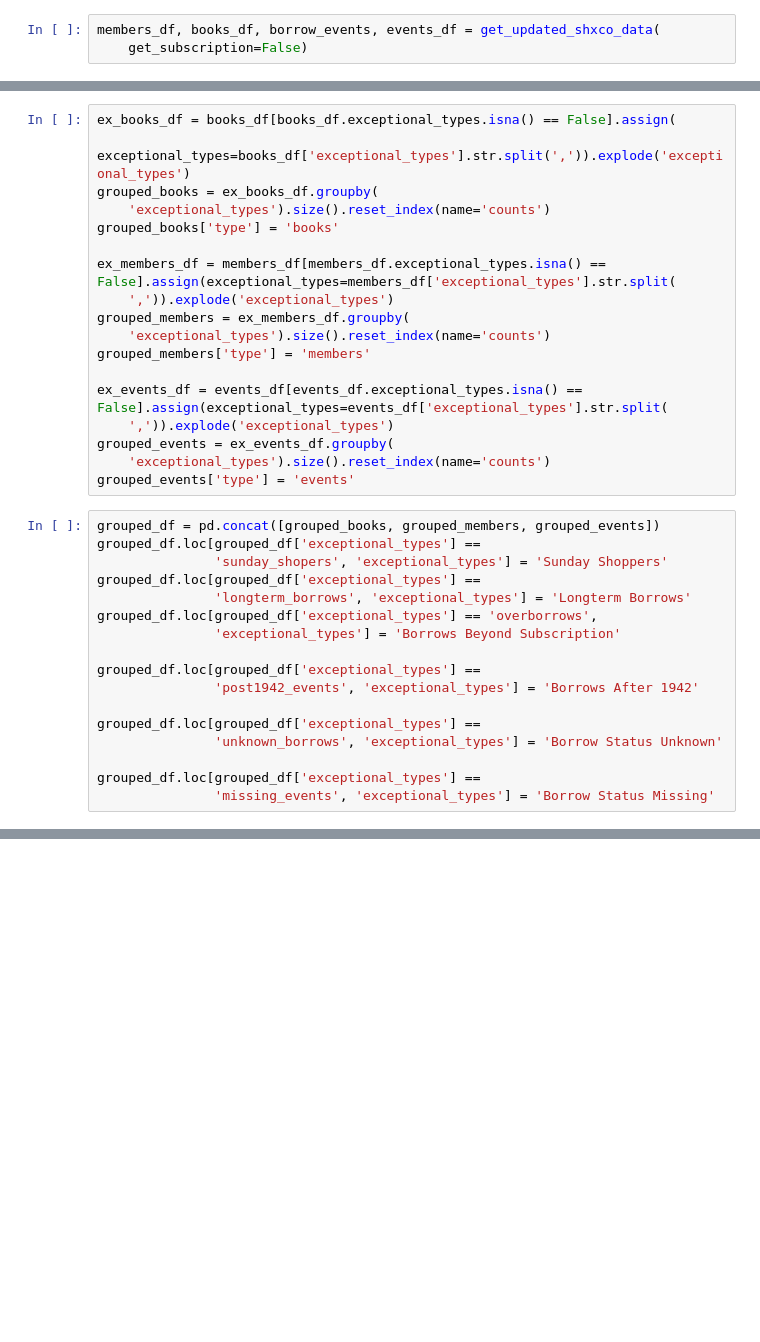
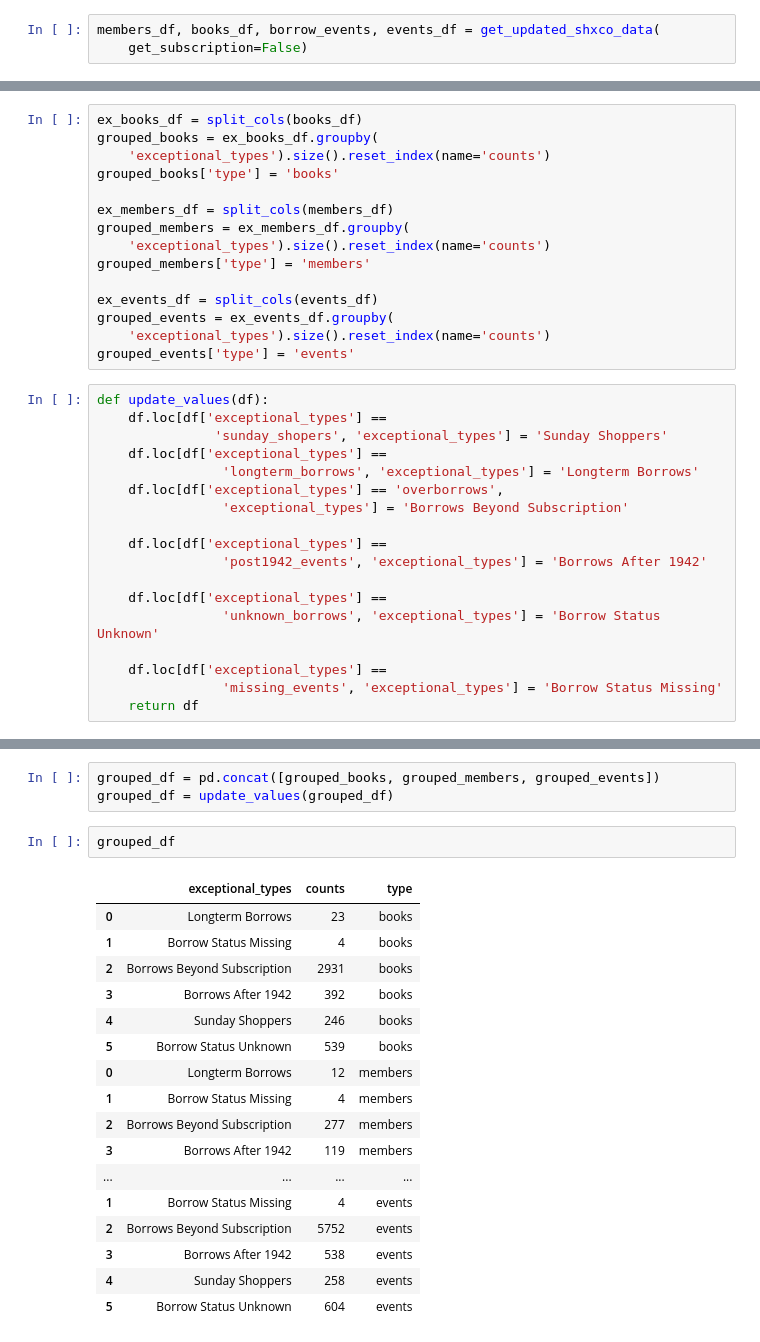
Before and after one commit to ZoeLeBlanc/unknown_borrowers, a Jupyter notebook: network_analysis/ExceptionalMetadata.ipynb, the cells around one changed output, grey strips where cells are left out. Saved outputs shown, nothing was run; the diff lists cells and outputs as text; blank space fills up the shorter version.

```diff
--- a/network_analysis/ExceptionalMetadata.ipynb
+++ b/network_analysis/ExceptionalMetadata.ipynb
@@ -19,35 +31,33 @@ members_df, books_df, borrow_events, events_df = get_updated_shxco_data(
 # %%
-ex_books_df = books_df[books_df.exceptional_types.isna() == False].assign(
-    exceptional_types=books_df['exceptional_types'].str.split(',')).explode('exceptional_types')
+ex_books_df = split_cols(books_df)
 grouped_books = ex_books_df.groupby(
     'exceptional_types').size().reset_index(name='counts')
 grouped_books['type'] = 'books'
 
-ex_members_df = members_df[members_df.exceptional_types.isna() == False].assign(exceptional_types=members_df['exceptional_types'].str.split(
-    ',')).explode('exceptional_types')
+ex_members_df = split_cols(members_df)
 grouped_members = ex_members_df.groupby(
     'exceptional_types').size().reset_index(name='counts')
 grouped_members['type'] = 'members'
 
-ex_events_df = events_df[events_df.exceptional_types.isna() == False].assign(exceptional_types=events_df['exceptional_types'].str.split(
-    ',')).explode('exceptional_types')
+ex_events_df = split_cols(events_df)
 grouped_events = ex_events_df.groupby(
     'exceptional_types').size().reset_index(name='counts')
 grouped_events['type'] = 'events'
 # %%
-grouped_df = pd.concat([grouped_books, grouped_members, grouped_events])
-grouped_df.loc[grouped_df['exceptional_types'] ==
+def update_values(df):
+    df.loc[df['exceptional_types'] ==
                'sunday_shopers', 'exceptional_types'] = 'Sunday Shoppers'
-grouped_df.loc[grouped_df['exceptional_types'] ==
-               'longterm_borrows', 'exceptional_types'] = 'Longterm Borrows'
-grouped_df.loc[grouped_df['exceptional_types'] == 'overborrows',
-               'exceptional_types'] = 'Borrows Beyond Subscription'
+    df.loc[df['exceptional_types'] ==
+                'longterm_borrows', 'exceptional_types'] = 'Longterm Borrows'
+    df.loc[df['exceptional_types'] == 'overborrows',
+                'exceptional_types'] = 'Borrows Beyond Subscription'
 
-grouped_df.loc[grouped_df['exceptional_types'] ==
-               'post1942_events', 'exceptional_types'] = 'Borrows After 1942'
+    df.loc[df['exceptional_types'] ==
+                'post1942_events', 'exceptional_types'] = 'Borrows After 1942'
 
-grouped_df.loc[grouped_df['exceptional_types'] ==
-               'unknown_borrows', 'exceptional_types'] = 'Borrow Status Unknown'
+    df.loc[df['exceptional_types'] ==
+                'unknown_borrows', 'exceptional_types'] = 'Borrow Status Unknown'
 
-grouped_df.loc[grouped_df['exceptional_types'] ==
-               'missing_events', 'exceptional_types'] = 'Borrow Status Missing'
+    df.loc[df['exceptional_types'] ==
+                'missing_events', 'exceptional_types'] = 'Borrow Status Missing'
+    return df
@@ -54,3 +125,26 @@ grouped_df.loc[grouped_df['exceptional_types'] ==
+# %%
+grouped_df = pd.concat([grouped_books, grouped_members, grouped_events])
+grouped_df = update_values(grouped_df)
+# %%
+grouped_df
+# %% [output]
+|  | exceptional_types | counts | type |
+| 0 | Longterm Borrows | 23 | books |
+| 1 | Borrow Status Missing | 4 | books |
+| 2 | Borrows Beyond Subscription | 2931 | books |
+| 3 | Borrows After 1942 | 392 | books |
+| 4 | Sunday Shoppers | 246 | books |
+| 5 | Borrow Status Unknown | 539 | books |
+| 0 | Longterm Borrows | 12 | members |
+| 1 | Borrow Status Missing | 4 | members |
+| 2 | Borrows Beyond Subscription | 277 | members |
+| 3 | Borrows After 1942 | 119 | members |
+| ... | ... | ... | ... |
+| 1 | Borrow Status Missing | 4 | events |
+| 2 | Borrows Beyond Subscription | 5752 | events |
+| 3 | Borrows After 1942 | 538 | events |
+| 4 | Sunday Shoppers | 258 | events |
+| 5 | Borrow Status Unknown | 604 | events |
 # %%
 
 chart = alt.Chart(grouped_df).mark_bar().encode(
```
Also changed, not shown: parts of 9 cells of this notebook, 21 other files.
